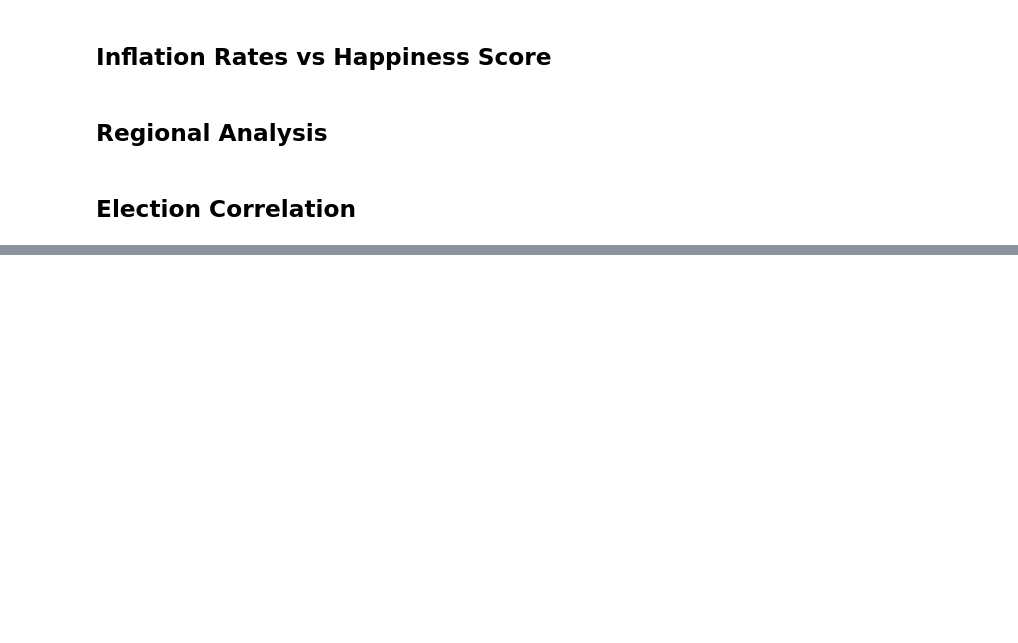
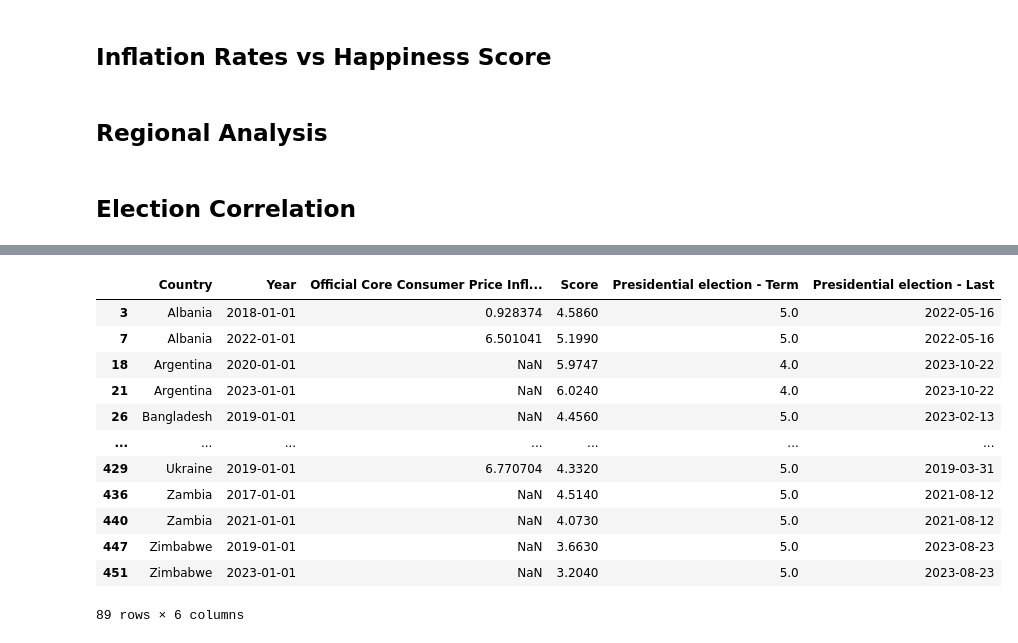
Before and after one commit to cmgboji/PSY371F-Final-Project, a Jupyter notebook: PSY 371F - Notebook.ipynb, the cells around one changed output, grey strips where cells are left out. Cells and saved outputs as stored; diff of their text form; code cells hidden in the pictures; blank space fills up the shorter version.

```diff
--- a/PSY 371F - Notebook.ipynb
+++ b/PSY 371F - Notebook.ipynb
@@ -116,0 +245,31 @@ ppi.head()
+# %%
+count_dict = {}
+bad_countries = []
+
+for i in elections_df['Country'].values:
+    if i in count_dict:
+        count_dict[i] += 1
+    else:
+        count_dict[i] = 1
+
+for coun, val in count_dict.items():
+    if val == 1:
+        bad_countries.append(coun)
+
+elections_df = elections_df[~elections_df['Country'].isin(bad_countries)]
+
+elections_df
+# %% [output]
+|  | Country | Year | Official Core Consumer Price Infl... | Score | Presidential election - Term | Presidential election - Last |
+| 3 | Albania | 2018-01-01 | 0.928374 | 4.5860 | 5.0 | 2022-05-16 |
+| 7 | Albania | 2022-01-01 | 6.501041 | 5.1990 | 5.0 | 2022-05-16 |
+| 18 | Argentina | 2020-01-01 | NaN | 5.9747 | 4.0 | 2023-10-22 |
+| 21 | Argentina | 2023-01-01 | NaN | 6.0240 | 4.0 | 2023-10-22 |
+| 26 | Bangladesh | 2019-01-01 | NaN | 4.4560 | 5.0 | 2023-02-13 |
+| ... | ... | ... | ... | ... | ... | ... |
+| 429 | Ukraine | 2019-01-01 | 6.770704 | 4.3320 | 5.0 | 2019-03-31 |
+| 436 | Zambia | 2017-01-01 | NaN | 4.5140 | 5.0 | 2021-08-12 |
+| 440 | Zambia | 2021-01-01 | NaN | 4.0730 | 5.0 | 2021-08-12 |
+| 447 | Zimbabwe | 2019-01-01 | NaN | 3.6630 | 5.0 | 2023-08-23 |
+| 451 | Zimbabwe | 2023-01-01 | NaN | 3.2040 | 5.0 | 2023-08-23 |
+89 rows × 6 columns
```
Also changed, not shown: parts of 9 cells of this notebook, 1 other file.
